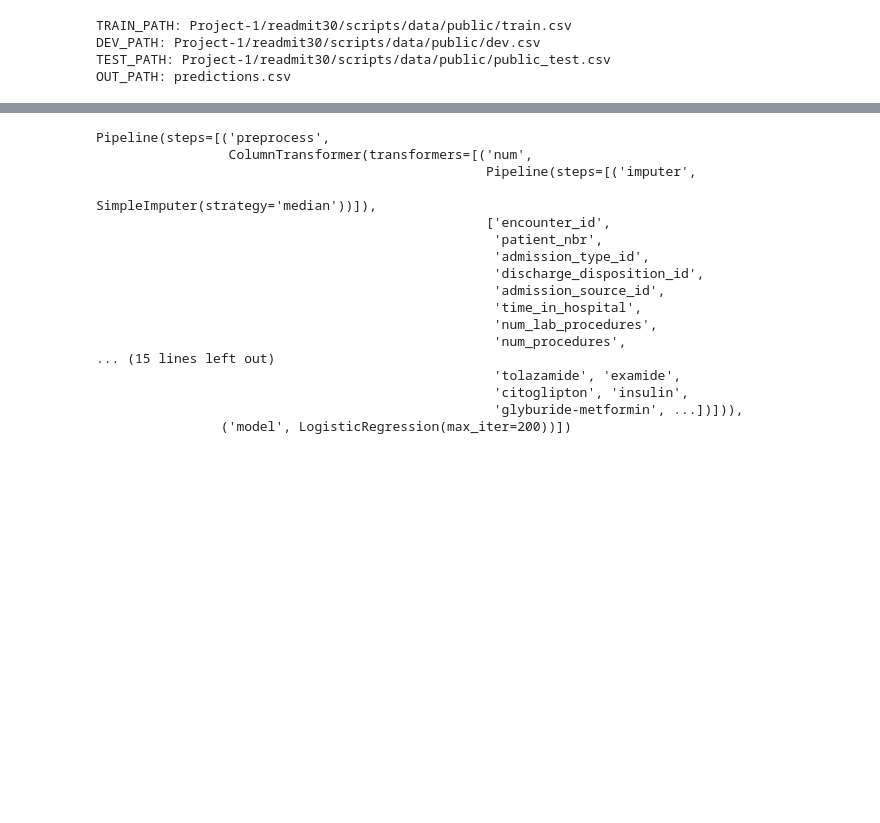
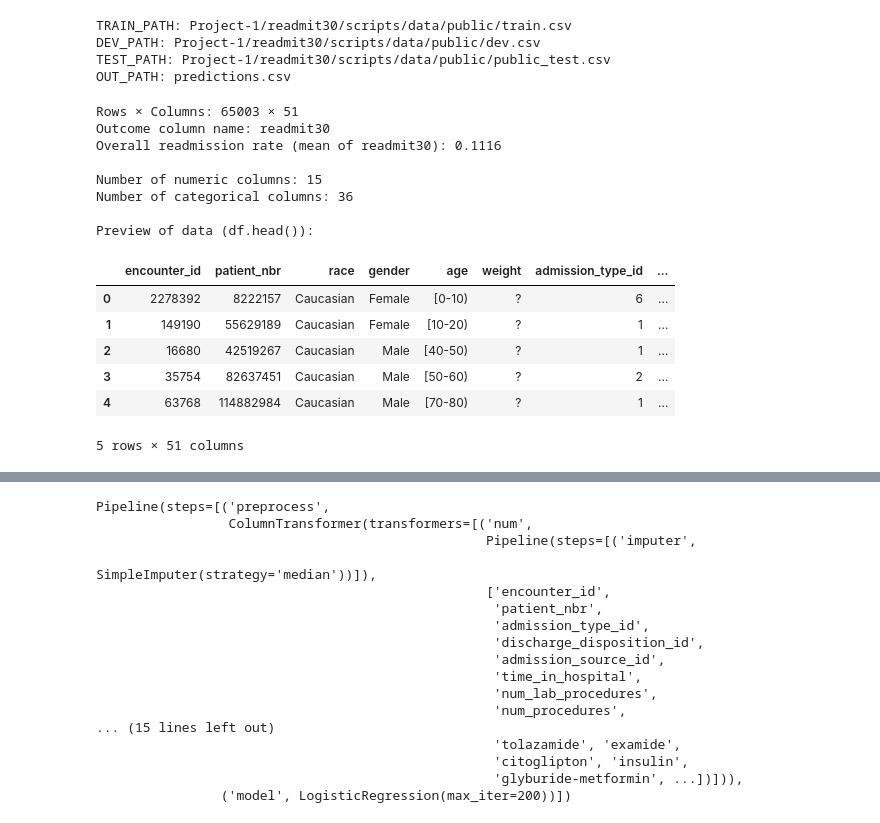
Before and after one commit to TLKline/AIHC-5010-Winter-2026, a Jupyter notebook: Project-1/readmit30/notebooks/Assignment1_Colab_Workflow.ipynb, the cells around one changed output, grey strips where cells are left out. Cells and saved outputs as stored; diff of their text form; code cells hidden in the pictures; blank space fills up the shorter version.

Commit message:
EDA Part 1 Basic Dataset Snapshot Completed

```diff
--- a/Project-1/readmit30/notebooks/Assignment1_Colab_Workflow.ipynb
+++ b/Project-1/readmit30/notebooks/Assignment1_Colab_Workflow.ipynb
@@ -123,4 +123,41 @@ assert "row_id" in test.columns
 X_train = train.drop(columns=["readmit30"])
 y_train = train["readmit30"].astype(int)
 # %%
-# Adding one change
+# EDA Assignment - 1 Basic dataset snapshot
+# Rows and columns
+n_rows, n_cols = train.shape
+
+# Outcome column name and overall readmission rate
+outcome_col = "readmit30"
+readmit_rate = train[outcome_col].sum() / len(train)
+
+# Data types summary
+cat_cols = [c for c in train.columns if train[c].dtype == "object"]
+num_cols = [c for c in train.columns if c not in cat_cols]
+
+# Printed output
+print("Rows × Columns:", n_rows, "×", n_cols)
+print(f"Outcome column name: {outcome_col}")
+print(f"Overall readmission rate (mean of readmit30): {readmit_rate:.4f}")
+print()
+print("Number of numeric columns:", len(num_cols))
+print("Number of categorical columns:", len(cat_cols))
+print()
+print("Preview of data (df.head()):")
+train.head()
+# %% [output]
+Rows × Columns: 65003 × 51
+Outcome column name: readmit30
+Overall readmission rate (mean of readmit30): 0.1116
+
+Number of numeric columns: 15
+Number of categorical columns: 36
+
+Preview of data (df.head()):
+|  | encounter_id | patient_nbr | race | gender | age | weight | admission_type_id | ... |
+| 0 | 2278392 | 8222157 | Caucasian | Female | [0-10) | ? | 6 | ... |
+| 1 | 149190 | 55629189 | Caucasian | Female | [10-20) | ? | 1 | ... |
+| 2 | 16680 | 42519267 | Caucasian | Male | [40-50) | ? | 1 | ... |
+| 3 | 35754 | 82637451 | Caucasian | Male | [50-60) | ? | 2 | ... |
+| 4 | 63768 | 114882984 | Caucasian | Male | [70-80) | ? | 1 | ... |
+5 rows × 51 columns
```
Also changed, not shown: parts of 3 cells of this notebook.
